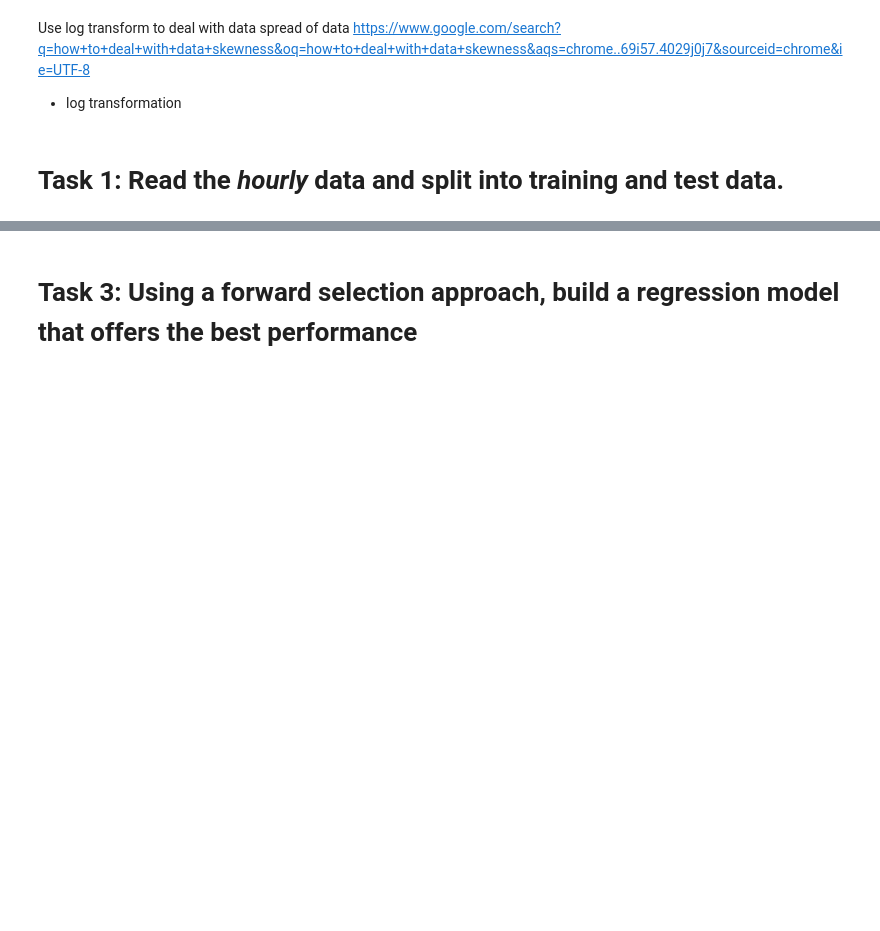
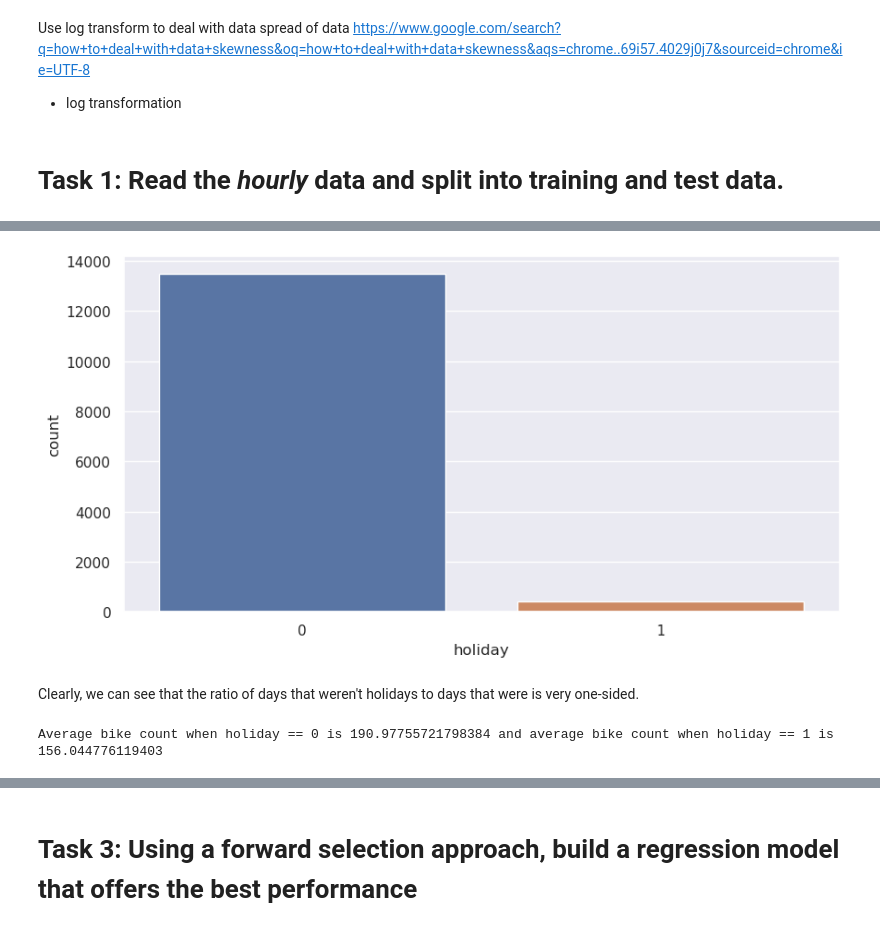
Before and after one commit to kryanbeane/bike-sharing-data-mining, a Jupyter notebook: ca2.ipynb, the cells around one changed output, grey strips where cells are left out. Cells and saved outputs as stored; diff of their text form; code cells hidden in the pictures; blank space fills up the shorter version.

```diff
--- a/ca2.ipynb
+++ b/ca2.ipynb
@@ -85,0 +180,17 @@ xtest.head(3)
+# %%
+sns.countplot(x='holiday', data=train_df)
+plt.rcParams['figure.figsize'] = [5, 2]
+plt.show()
+# %% [output]
+[figure, added]
+# %% [markdown]
+Clearly, we can see that the ratio of days that weren't holidays to days that were is very one-sided.
+# %%
+ytrain_holiday_1 = ytrain.loc[xtrain["holiday"] == 1]
+average_bike_count_1 = ytrain_holiday_1["bike_count"].mean()
+ytrain_holiday_0 = ytrain.loc[xtrain["holiday"] == 0]
+average_bike_count_0 = ytrain_holiday_0["bike_count"].mean()
+
+print(f'Average bike count when holiday == 0 is {average_bike_count_0} and average bike count when holiday == 1 is {average_bike_count_1}')
+# %% [output]
+Average bike count when holiday == 0 is 190.97755721798384 and average bike count when holiday == 1 is 156.044776119403
```
Also changed, not shown: parts of 120 cells of this notebook, 1 other file.
